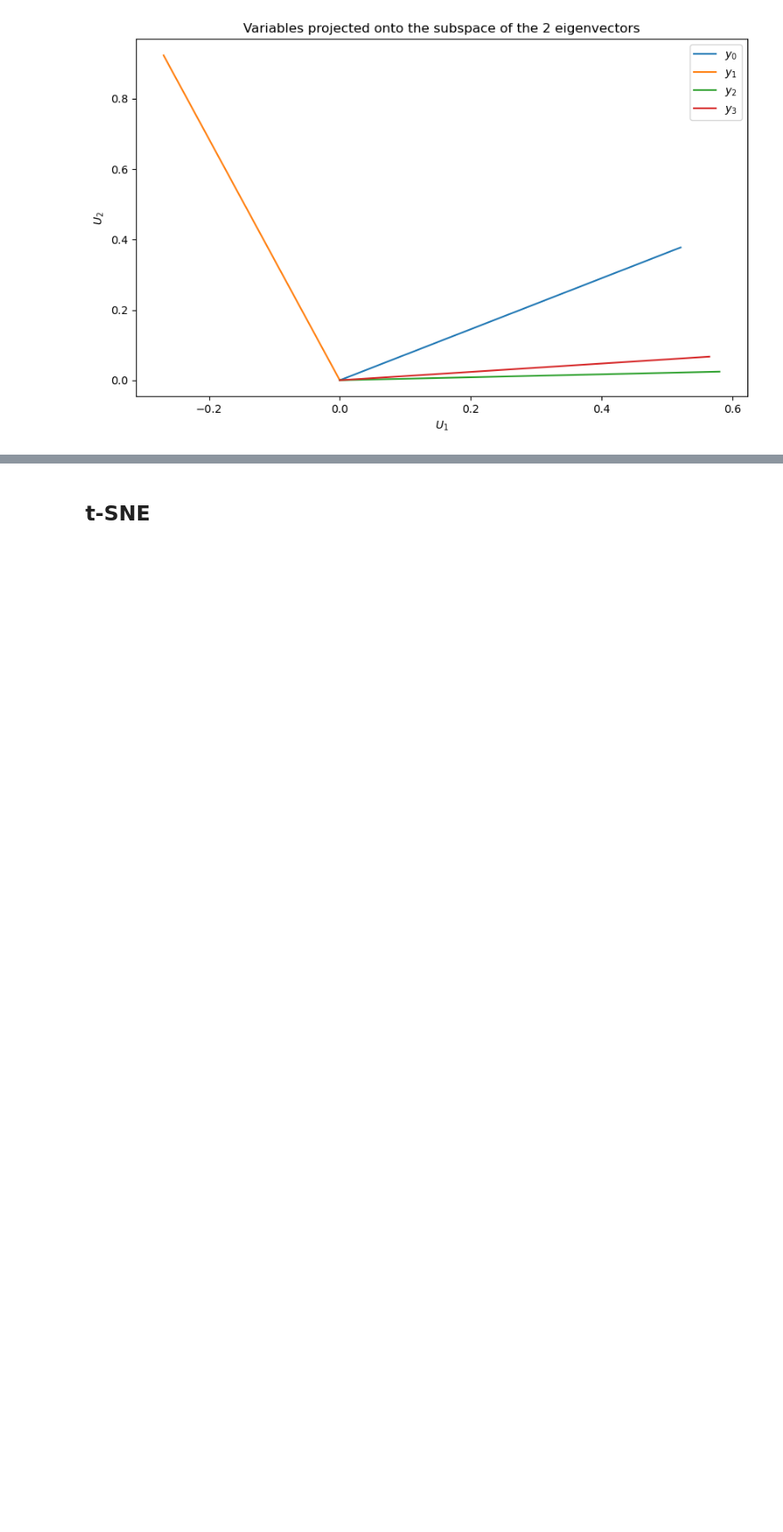
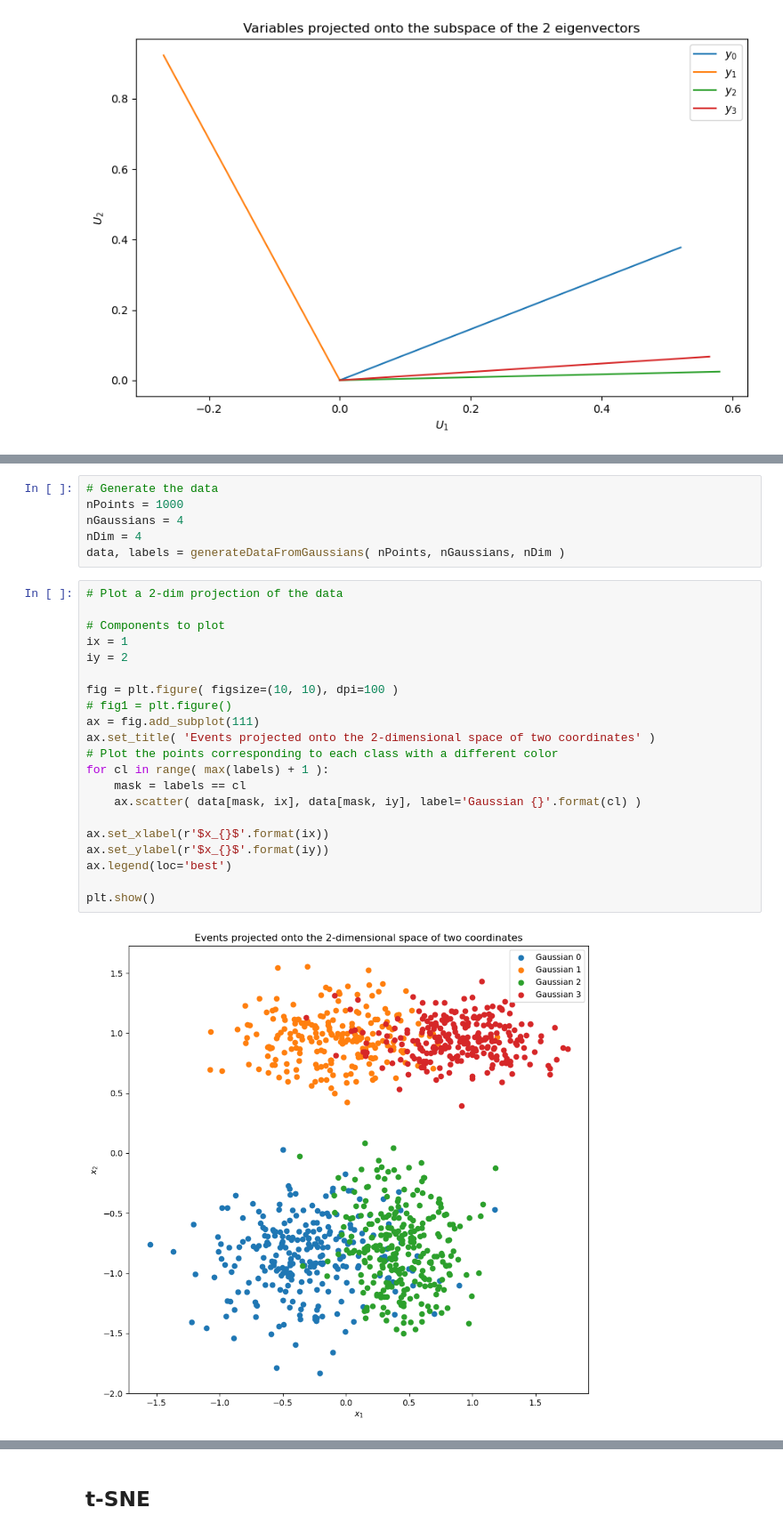
Before and after one commit to AlbertoRivadulla/Algorithms-for-DS-and-ML, a Jupyter notebook: tests_python/dimensional_reduction.ipynb, the cells around one changed output, grey strips where cells are left out. Shown: that part at 89% size. Saved outputs shown, nothing was run; the diff lists cells and outputs as text; blank space fills up the shorter version.

```diff
--- a/tests_python/dimensional_reduction.ipynb
+++ b/tests_python/dimensional_reduction.ipynb
@@ -249,0 +282,29 @@ plt.show()
+# %%
+# Generate the data
+nPoints = 1000
+nGaussians = 4
+nDim = 4
+data, labels = generateDataFromGaussians( nPoints, nGaussians, nDim )
+# %%
+# Plot a 2-dim projection of the data
+
+# Components to plot
+ix = 1
+iy = 2
+
+fig = plt.figure( figsize=(10, 10), dpi=100 )
+# fig1 = plt.figure()
+ax = fig.add_subplot(111)
+ax.set_title( 'Events projected onto the 2-dimensional space of two coordinates' )
+# Plot the points corresponding to each class with a different color
+for cl in range( max(labels) + 1 ):
+    mask = labels == cl
+    ax.scatter( data[mask, ix], data[mask, iy], label='Gaussian {}'.format(cl) )
+
+ax.set_xlabel(r'$x_{}$'.format(ix))
+ax.set_ylabel(r'$x_{}$'.format(iy))
+ax.legend(loc='best')
+
+plt.show()
+# %% [output]
+[figure, added]
```
Also changed, not shown: parts of 18 cells of this notebook, 8 other files.
